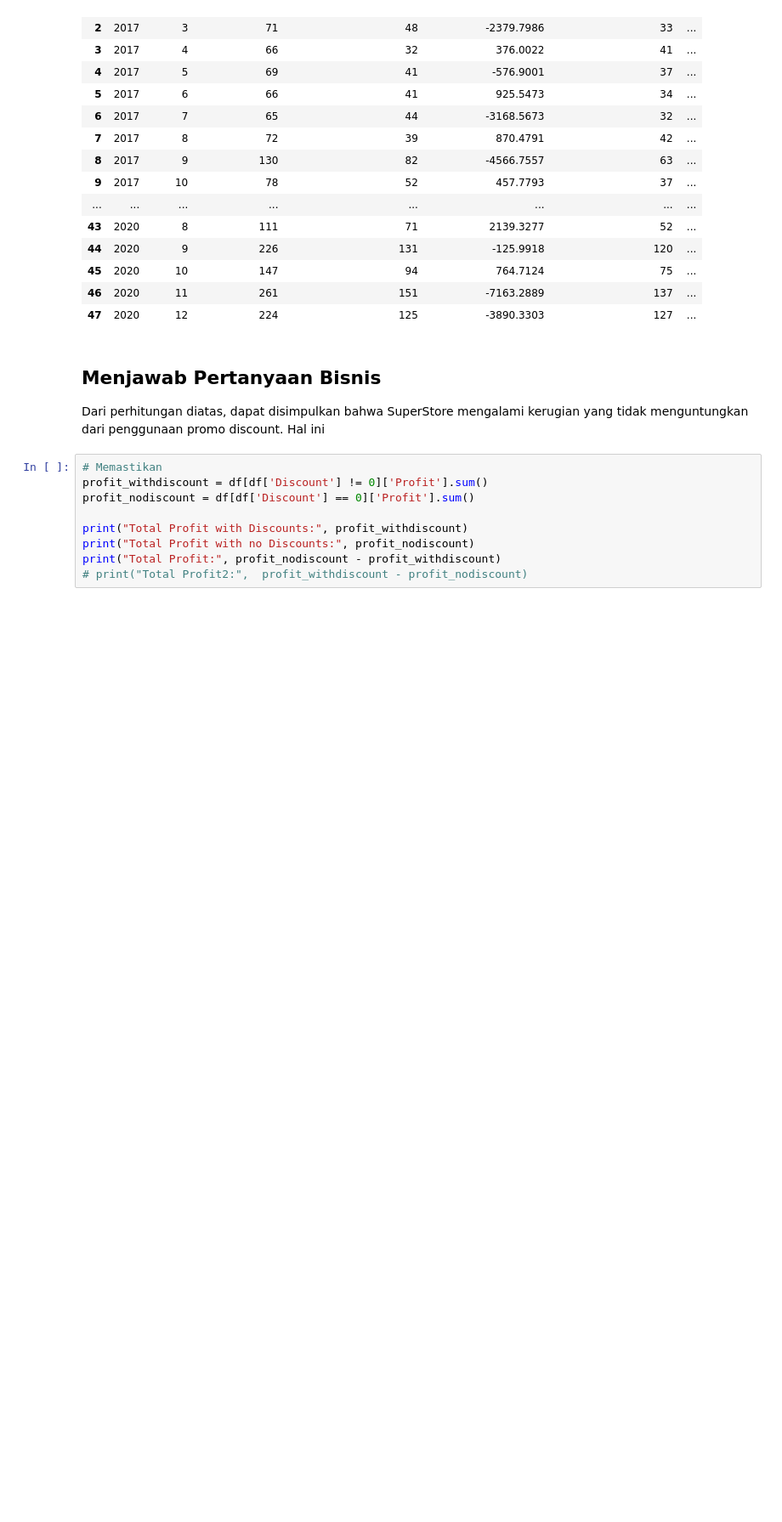
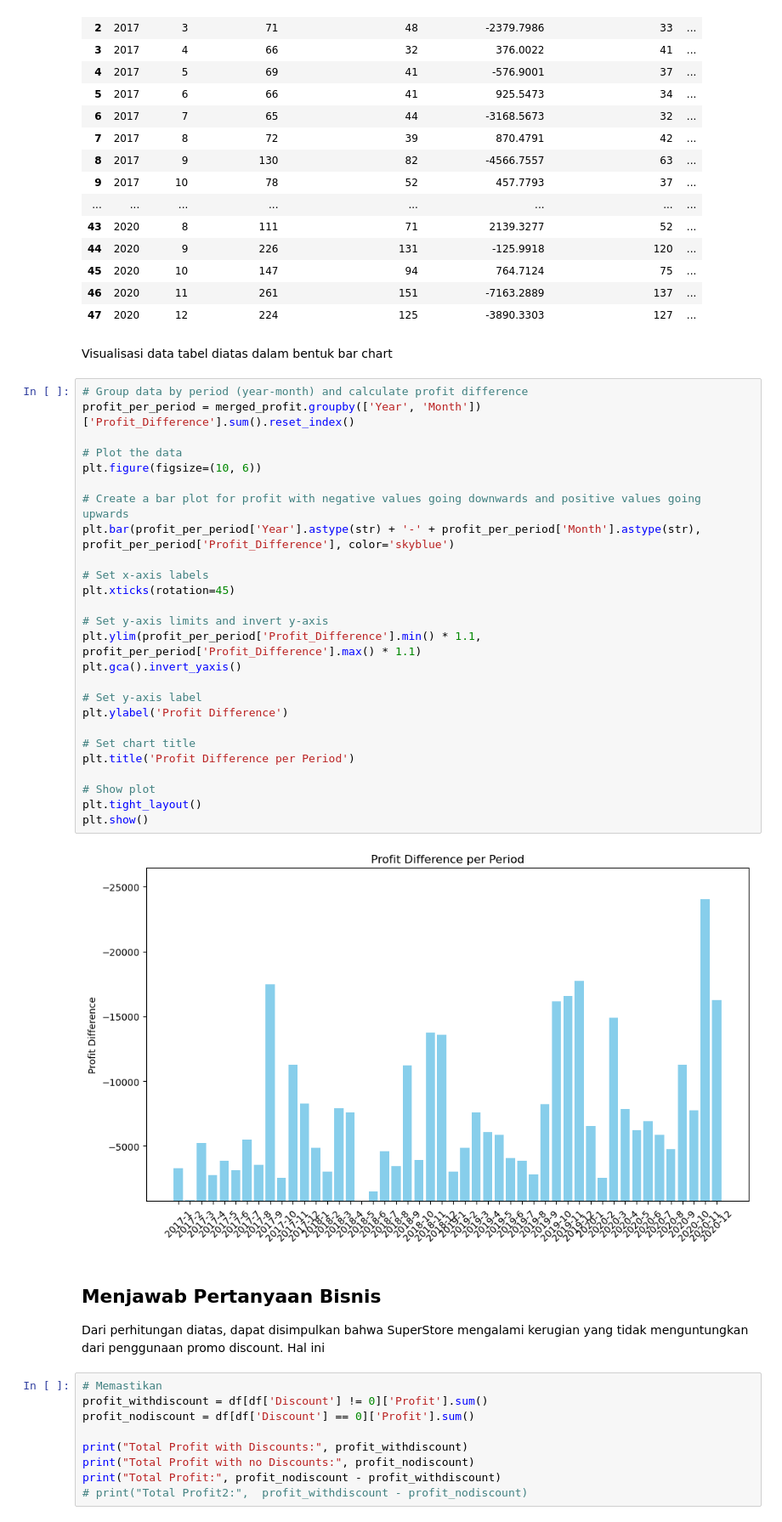
Before and after one commit to zuuwee-1/data-urls, a Jupyter notebook: Misi_15.ipynb, the cells around one changed output. Shown: that part at 85% size. Saved outputs shown, nothing was run; the diff lists cells and outputs as text; blank space fills up the shorter version.

```diff
--- a/Misi_15.ipynb
+++ b/Misi_15.ipynb
@@ -433,6 +438,36 @@ display(merged_profit)
 | 45 | 2020 | 10 | 147 | 94 | 764.7124 | 75 | ... |
 | 46 | 2020 | 11 | 261 | 151 | -7163.2889 | 137 | ... |
 | 47 | 2020 | 12 | 224 | 125 | -3890.3303 | 127 | ... |
+# %% [markdown]
+Visualisasi data tabel diatas dalam bentuk bar chart
+# %%
+# Group data by period (year-month) and calculate profit difference
+profit_per_period = merged_profit.groupby(['Year', 'Month'])['Profit_Difference'].sum().reset_index()
+
+# Plot the data
+plt.figure(figsize=(10, 6))
+
+# Create a bar plot for profit with negative values going downwards and positive values going upwards
+plt.bar(profit_per_period['Year'].astype(str) + '-' + profit_per_period['Month'].astype(str), profit_per_period['Profit_Difference'], color='skyblue')
+
+# Set x-axis labels
+plt.xticks(rotation=45)
+
+# Set y-axis limits and invert y-axis
+plt.ylim(profit_per_period['Profit_Difference'].min() * 1.1, profit_per_period['Profit_Difference'].max() * 1.1)
+plt.gca().invert_yaxis()
+
+# Set y-axis label
+plt.ylabel('Profit Difference')
+
+# Set chart title
+plt.title('Profit Difference per Period')
+
+# Show plot
+plt.tight_layout()
+plt.show()
+# %% [output]
+[figure, added]
 # %% [markdown]
 ## Menjawab Pertanyaan Bisnis
 Dari perhitungan diatas, dapat disimpulkan bahwa SuperStore mengalami kerugian yang tidak menguntungkan dari penggunaan promo discount.</br>
```
Also changed, not shown: parts of 3 cells of this notebook.
